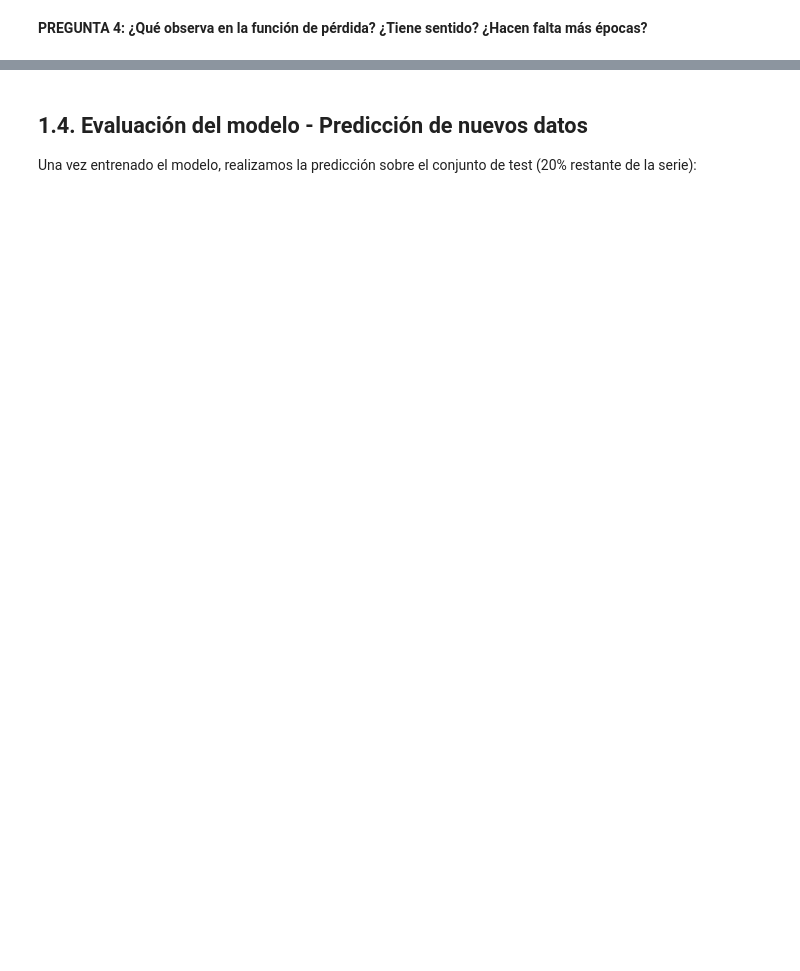
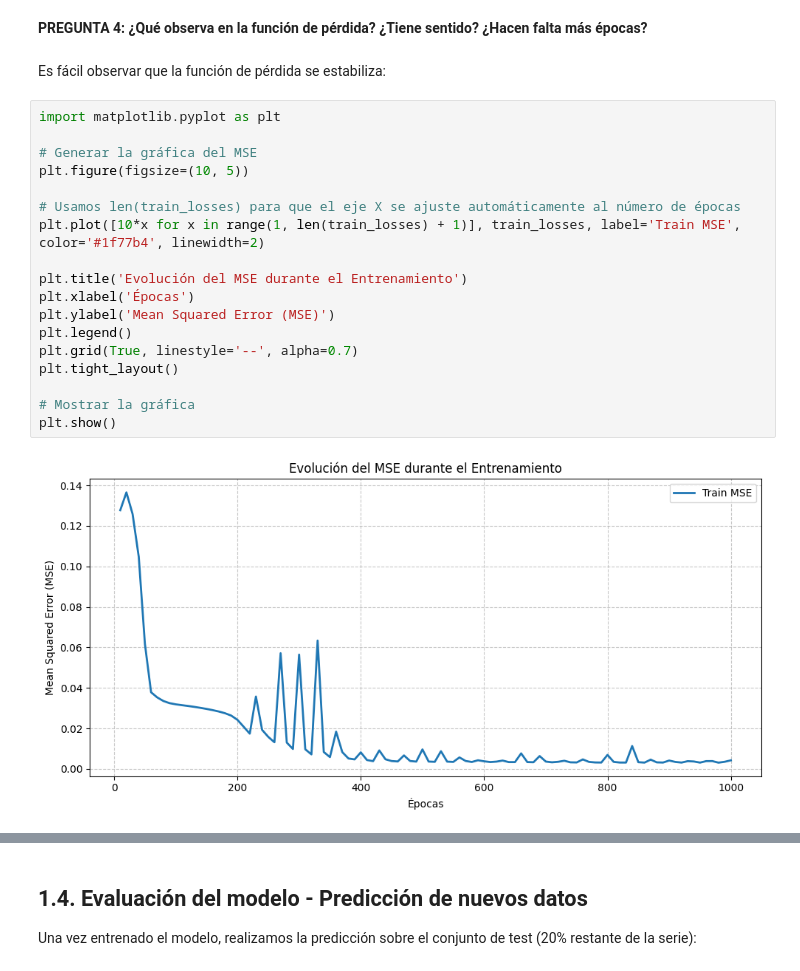
Before and after one commit to idom-ai/practicas5-8tsst, a Jupyter notebook: TSST_P7/PR7_TSST.ipynb, the cells around one changed output, grey strips where cells are left out. Drawn from its saved outputs; the diff is of its cells as text; blank space fills up the shorter version.

```diff
--- a/TSST_P7/PR7_TSST.ipynb
+++ b/TSST_P7/PR7_TSST.ipynb
@@ -189,2 +189,24 @@ Epoch [1000/1000], Loss: 0.0030
 # %% [markdown]
 **PREGUNTA 4: ¿Qué observa en la función de pérdida? ¿Tiene sentido? ¿Hacen falta más épocas?**
+# %% [markdown]
+Es fácil observar que la función de pérdida se estabiliza:
+# %%
+import matplotlib.pyplot as plt
+
+# Generar la gráfica del MSE
+plt.figure(figsize=(10, 5))
+
+# Usamos len(train_losses) para que el eje X se ajuste automáticamente al número de épocas
+plt.plot([10*x for x in range(1, len(train_losses) + 1)], train_losses, label='Train MSE', color='#1f77b4', linewidth=2)
+
+plt.title('Evolución del MSE durante el Entrenamiento')
+plt.xlabel('Épocas')
+plt.ylabel('Mean Squared Error (MSE)')
+plt.legend()
+plt.grid(True, linestyle='--', alpha=0.7)
+plt.tight_layout()
+
+# Mostrar la gráfica
+plt.show()
+# %% [output]
+[figure, added]
```
Also changed, not shown: parts of 24 cells of this notebook.
